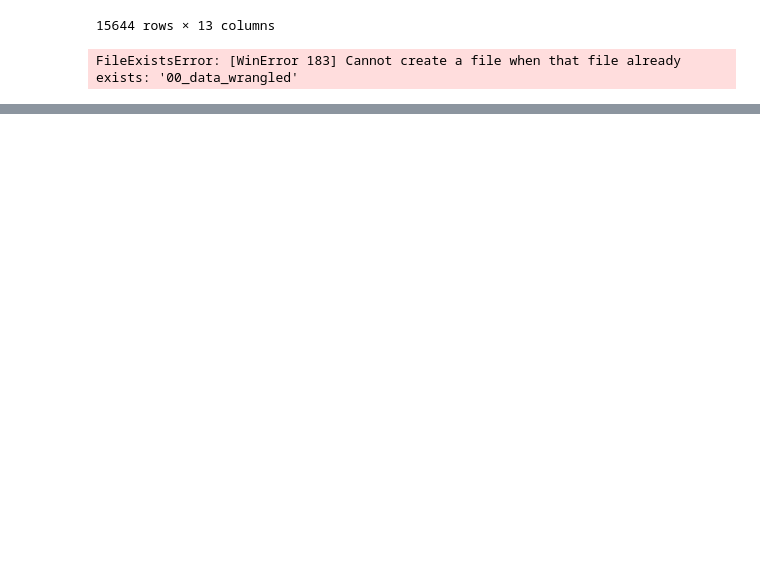
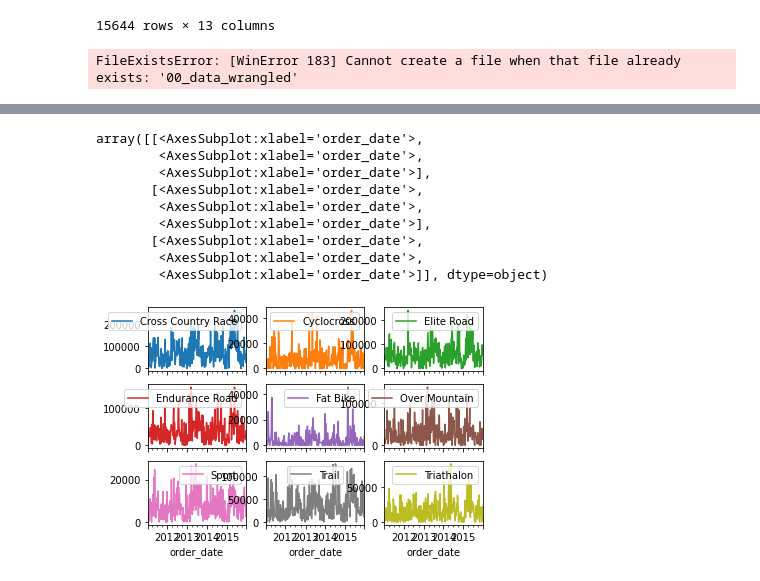
Before and after one commit to boodscode237/DS48_101, a Jupyter notebook: main.ipynb, the cells around one changed output, grey strips where cells are left out. Drawn from its saved outputs; the diff is of its cells as text; code cells hidden in the pictures; blank space fills up the shorter version.

```diff
--- a/main.ipynb
+++ b/main.ipynb
@@ -892,0 +1131,19 @@ ggplot(data=data_, mapping=aes(x="order_date", y="total_price")) + \
+# %%
+sales_by_month_cat_2\
+    .pivot(
+    index = 'order_date',
+    columns = 'category_2',
+    values = 'total_price')\
+    .fillna(0)\
+    .plot(kind = 'line', subplots = True, layout = (3, 3))
+# %% [output]
+array([[<AxesSubplot:xlabel='order_date'>,
+        <AxesSubplot:xlabel='order_date'>,
+        <AxesSubplot:xlabel='order_date'>],
+       [<AxesSubplot:xlabel='order_date'>,
+        <AxesSubplot:xlabel='order_date'>,
+        <AxesSubplot:xlabel='order_date'>],
+       [<AxesSubplot:xlabel='order_date'>,
+        <AxesSubplot:xlabel='order_date'>,
+        <AxesSubplot:xlabel='order_date'>]], dtype=object)
+[figure, added]
```
Also changed, not shown: parts of 37 cells of this notebook.
